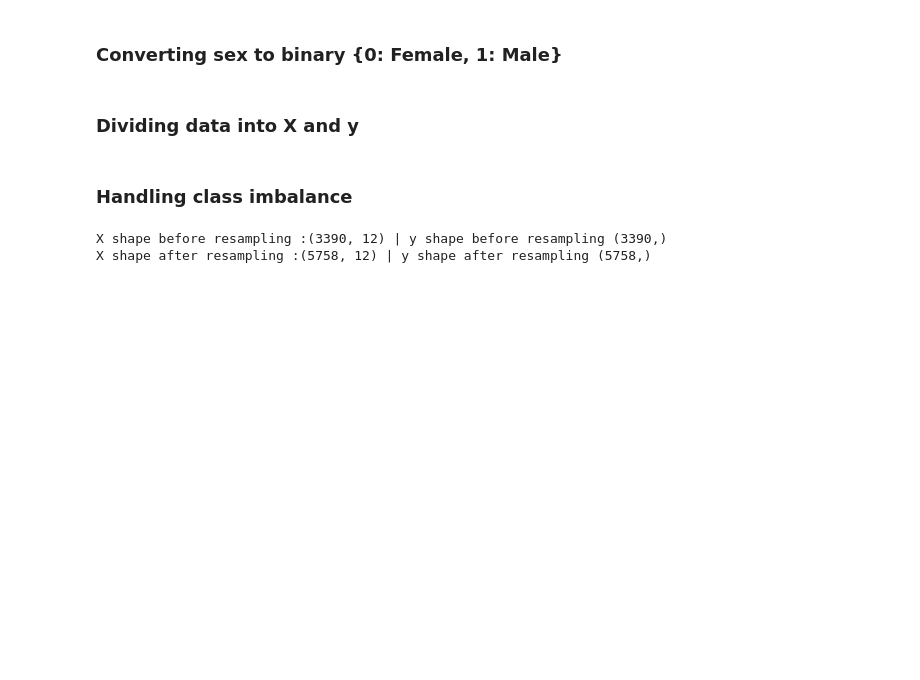
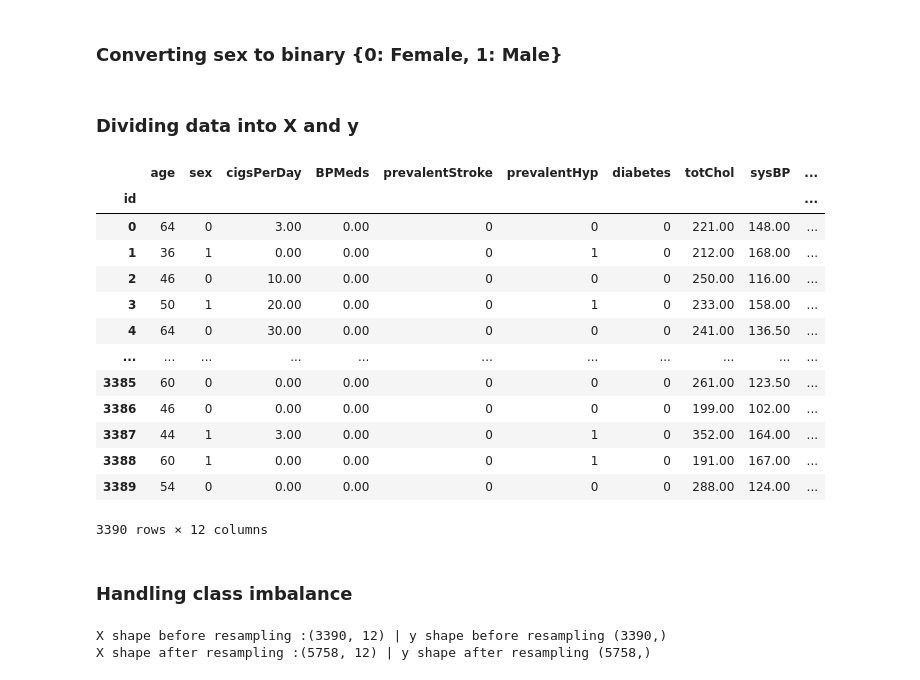
Before and after one commit to shubhamwankar/heart-disease-prediction, a Jupyter notebook: Heart Disease Risk Prediction.ipynb, the cells around one changed output. Drawn from its saved outputs; the diff is of its cells as text; code cells hidden in the pictures; blank space fills up the shorter version.

```diff
--- a/Heart Disease Risk Prediction.ipynb
+++ b/Heart Disease Risk Prediction.ipynb
@@ -532,6 +532,23 @@ data["sex"] = data.sex.apply(lambda x: 1 if x == "M" else 0)
 # %%
 X = data.drop(labels='TenYearCHD', axis=1)
 y = data['TenYearCHD'].values
+# %%
+X
+# %% [output]
+|  | age | sex | cigsPerDay | BPMeds | prevalentStroke | prevalentHyp | diabetes | totChol | sysBP | ... |
+| id |  |  |  |  |  |  |  |  |  | ... |
+| 0 | 64 | 0 | 3.00 | 0.00 | 0 | 0 | 0 | 221.00 | 148.00 | ... |
+| 1 | 36 | 1 | 0.00 | 0.00 | 0 | 1 | 0 | 212.00 | 168.00 | ... |
+| 2 | 46 | 0 | 10.00 | 0.00 | 0 | 0 | 0 | 250.00 | 116.00 | ... |
+| 3 | 50 | 1 | 20.00 | 0.00 | 0 | 1 | 0 | 233.00 | 158.00 | ... |
+| 4 | 64 | 0 | 30.00 | 0.00 | 0 | 0 | 0 | 241.00 | 136.50 | ... |
+| ... | ... | ... | ... | ... | ... | ... | ... | ... | ... | ... |
+| 3385 | 60 | 0 | 0.00 | 0.00 | 0 | 0 | 0 | 261.00 | 123.50 | ... |
+| 3386 | 46 | 0 | 0.00 | 0.00 | 0 | 0 | 0 | 199.00 | 102.00 | ... |
+| 3387 | 44 | 1 | 3.00 | 0.00 | 0 | 1 | 0 | 352.00 | 164.00 | ... |
+| 3388 | 60 | 1 | 0.00 | 0.00 | 0 | 1 | 0 | 191.00 | 167.00 | ... |
+| 3389 | 54 | 0 | 0.00 | 0.00 | 0 | 0 | 0 | 288.00 | 124.00 | ... |
+3390 rows × 12 columns
 # %% [markdown]
 ### Handling class imbalance
 # %%
```
Also changed, not shown: parts of 18 cells of this notebook, 3 other files.
